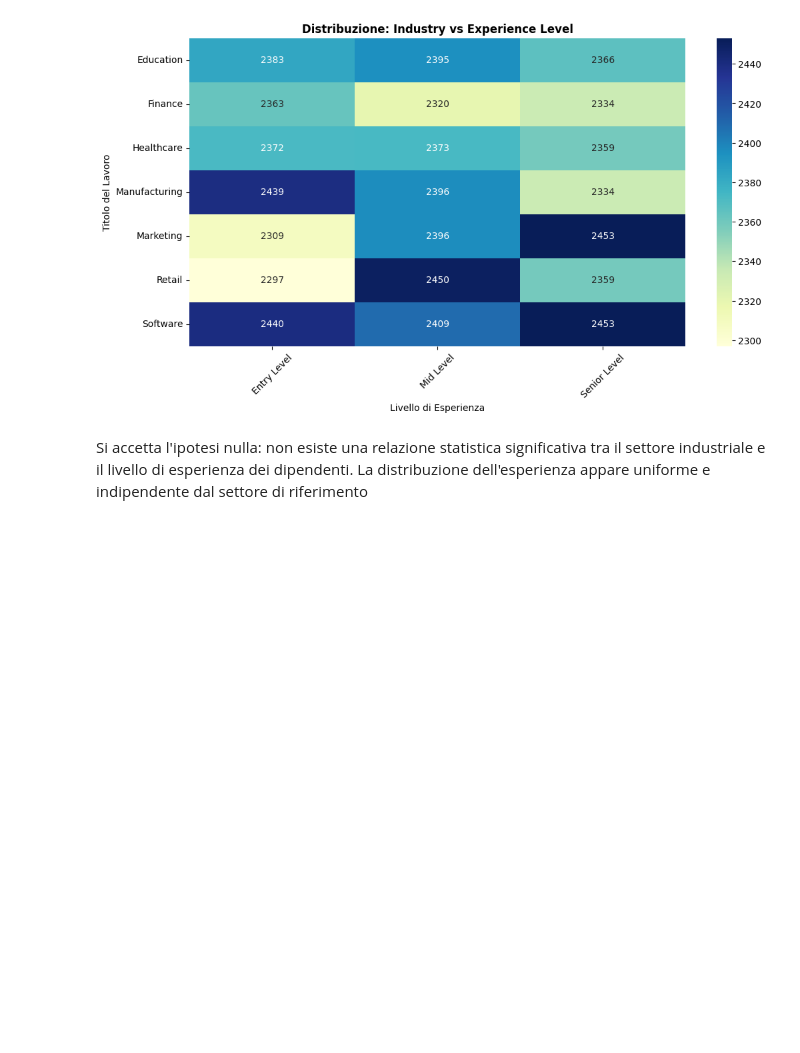
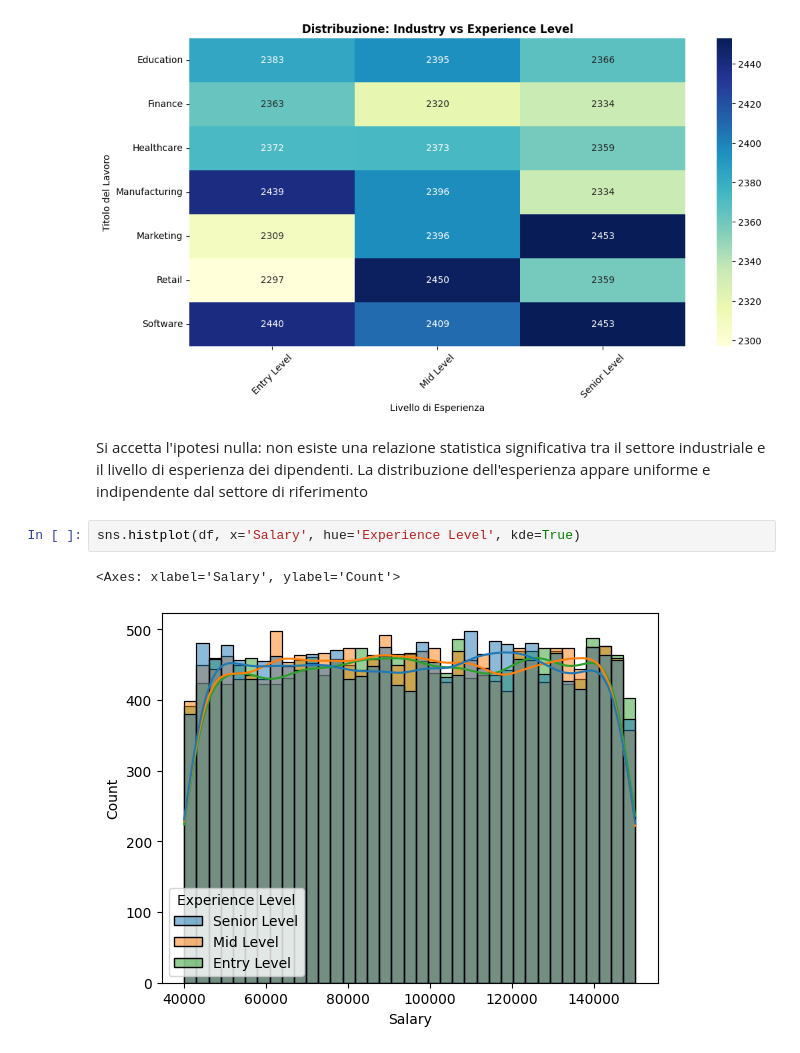
Before and after one commit to anna8987/jobrec, a Jupyter notebook: progettoJobrec.ipynb, the cells around one changed output. Cells and saved outputs as stored; diff of their text form; blank space fills up the shorter version.

```diff
--- a/progettoJobrec.ipynb
+++ b/progettoJobrec.ipynb
@@ -287,3 +294,8 @@ Non c'è una relazione statistica significativa tra queste due variabili.
 [figure]
 # %% [markdown]
 Si accetta l'ipotesi nulla: non esiste una relazione statistica significativa tra il settore industriale e il livello di esperienza dei dipendenti. La distribuzione dell'esperienza appare uniforme e indipendente dal settore di riferimento
+# %%
+sns.histplot(df, x='Salary', hue='Experience Level', kde=True)
+# %% [output]
+<Axes: xlabel='Salary', ylabel='Count'>
+[figure, added]
```
Also changed, not shown: parts of 23 cells of this notebook.
